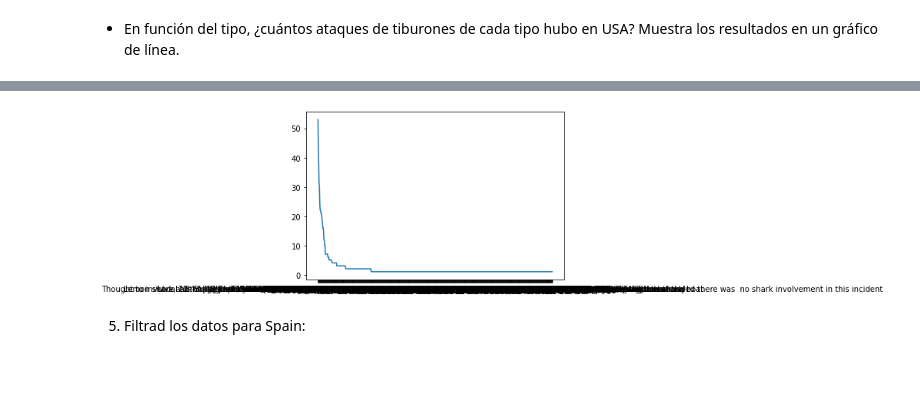
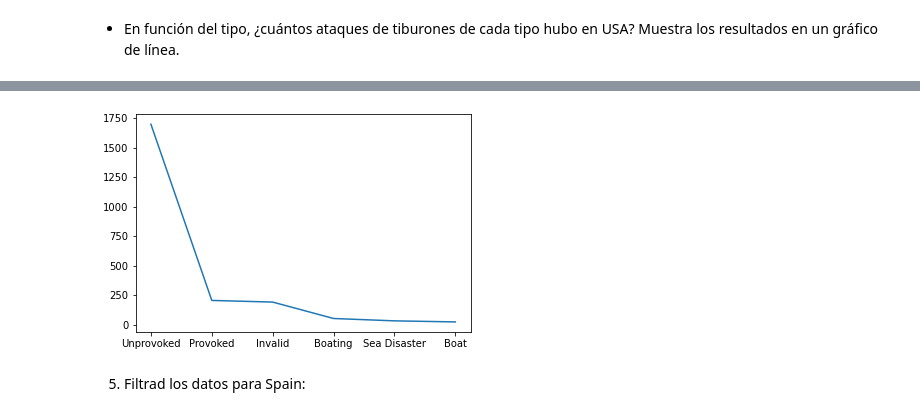
Before and after one commit to Adalab/DA-PromoC-modulo2-sprint1-VannaMina, a Jupyter notebook: VISUALIZACIÓN/1-Matplotlib-1.ipynb, the cells around one changed output, grey strips where cells are left out. Drawn from its saved outputs; the diff is of its cells as text; code cells hidden in the pictures; blank space fills up the shorter version.

Commit message:
Visualizacion terminado y pandas también

```diff
--- a/VISUALIZACIÓN/1-Matplotlib-1.ipynb
+++ b/VISUALIZACIÓN/1-Matplotlib-1.ipynb
@@ -4,7 +4,7 @@ import matplotlib.pyplot as plt
 import numpy as np
 import os
 # %%
-fichero = pd.read_csv("PANDAS/DATOS/attacks_sin_columnas.csv")
+fichero = pd.read_csv("DATOS/attacks_sin_columnas.csv")
 # %% [markdown]
 1. ¿Cuál es la frecuencia de cada una de las categorías de la columna sex?
 # %%
@@ -227,0 +208,3 @@ array(['White shark', "Lemon shark, 3'", "Bull shark, 6'", "6' shark",
+# %%
+variable_tiburones = estado_usa["type"].value_counts().reset_index()
+variable_tiburones
@@ -228,8 +219,8 @@ array(['White shark', "Lemon shark, 3'", "Bull shark, 6'", "6' shark",
 # %%
 plt.figure()
-plt.plot(la, le)
+plt.plot( variable_tiburones["index"], variable_tiburones["type"]  )
 plt.show()
 # %% [output]
-[figure, old version]
+[figure, new version]
 # %% [markdown]
 5. Filtrad los datos para Spain:
```
Also changed, not shown: parts of 21 cells of this notebook, 3 other files.
